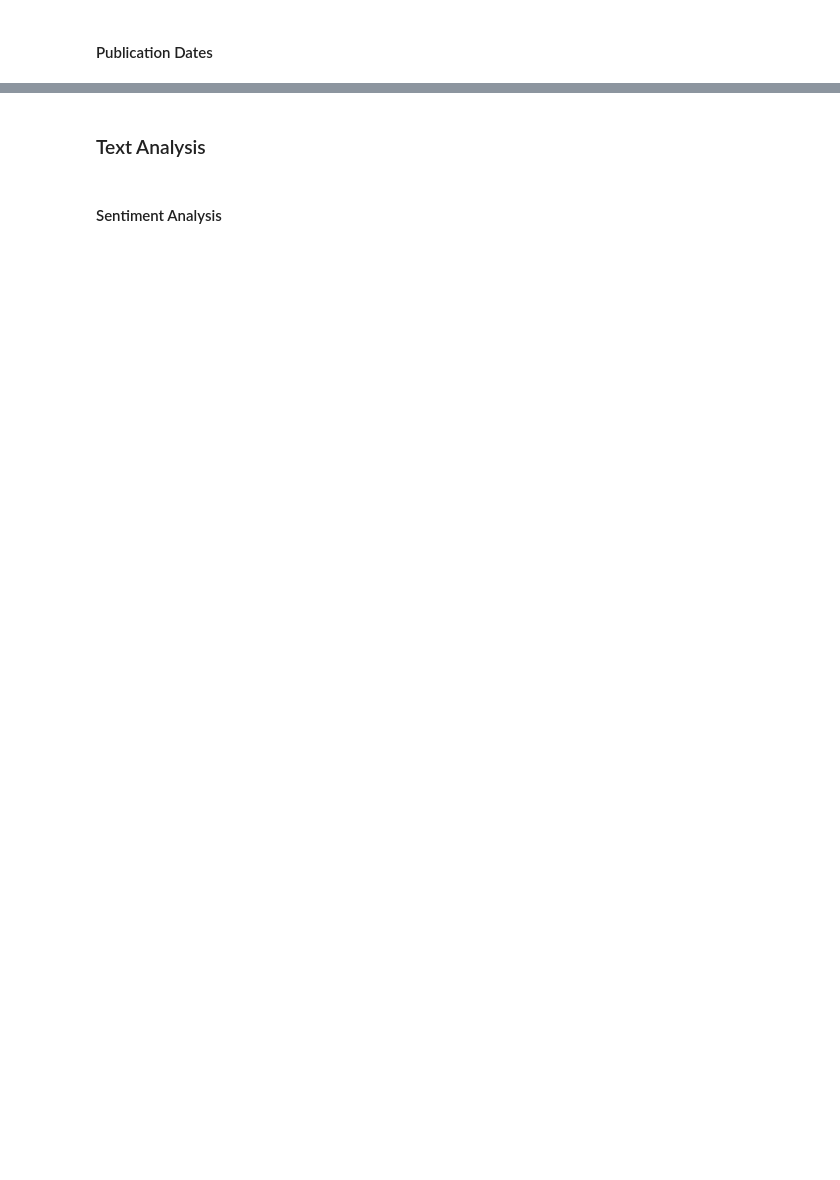
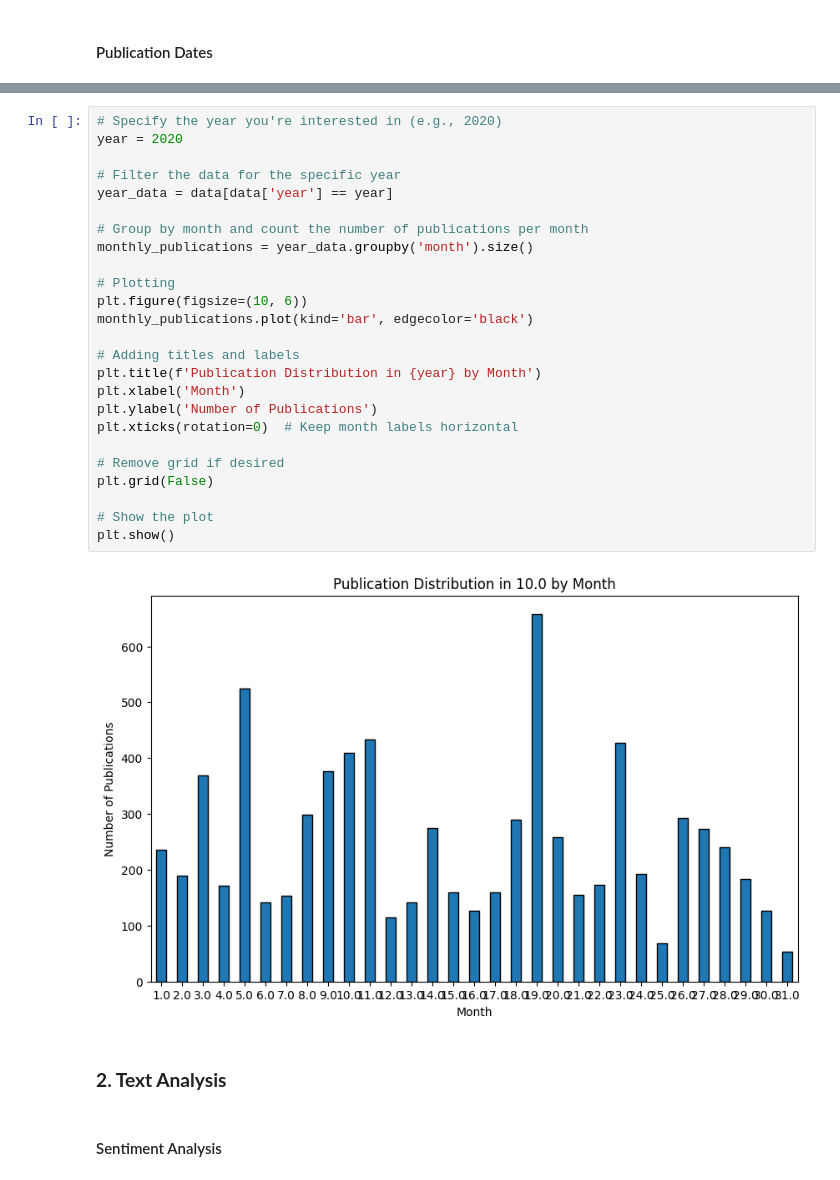
Before and after one commit to tedoaba/KAIM-W1, a Jupyter notebook: kaim-week1-task-1.ipynb, the cells around one changed output, grey strips where cells are left out. Cells and saved outputs as stored; diff of their text form; blank space fills up the shorter version.

```diff
--- a/kaim-week1-task-1.ipynb
+++ b/kaim-week1-task-1.ipynb
@@ -223,4 +258,31 @@ ValueError: time data "2020-05-22 00:00:00" doesn't match format "%Y-%m-%d %H:%M
+# %%
+# Specify the year you're interested in (e.g., 2020)
+year = 2020
+
+# Filter the data for the specific year
+year_data = data[data['year'] == year]
+
+# Group by month and count the number of publications per month
+monthly_publications = year_data.groupby('month').size()
+
+# Plotting
+plt.figure(figsize=(10, 6))
+monthly_publications.plot(kind='bar', edgecolor='black')
+
+# Adding titles and labels
+plt.title(f'Publication Distribution in {year} by Month')
+plt.xlabel('Month')
+plt.ylabel('Number of Publications')
+plt.xticks(rotation=0)  # Keep month labels horizontal
+
+# Remove grid if desired
+plt.grid(False)
+
+# Show the plot
+plt.show()
+# %% [output]
+[figure, added]
 # %% [markdown]
-### Text Analysis
+### **2. Text Analysis**
 # %% [markdown]
 #### Sentiment Analysis
```
Also changed, not shown: parts of 31 cells of this notebook.
